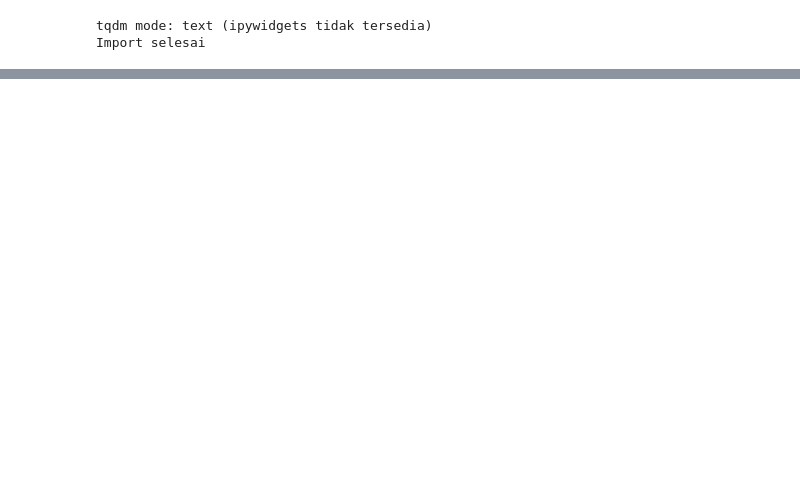
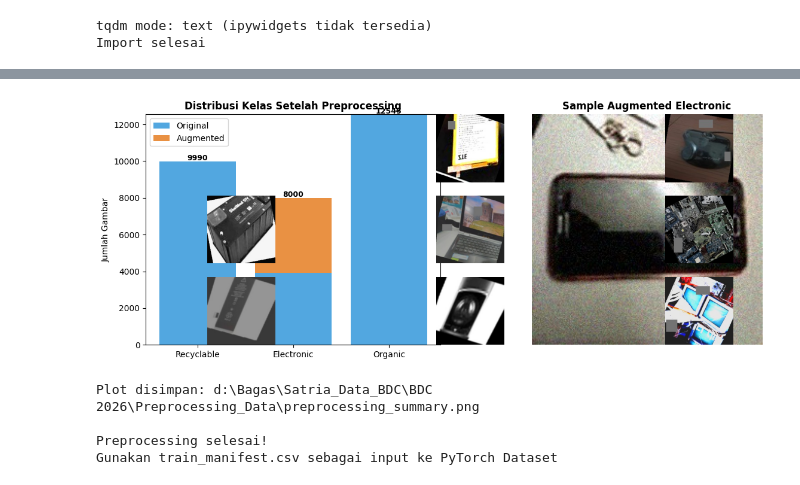
Before and after one commit to TheGasz/Satria-Data_IdentifikasiJenisSampah, a Jupyter notebook: Preprocessing_Data/Preprocessing.ipynb, the cells around one changed output, grey strips where cells are left out. Cells and saved outputs as stored; diff of their text form; code cells hidden in the pictures; blank space fills up the shorter version.

```diff
--- a/Preprocessing_Data/Preprocessing.ipynb
+++ b/Preprocessing_Data/Preprocessing.ipynb
@@ -365,0 +451,49 @@ Preprocessing A1 v2 selesai!
+# %%
+# CELL 9 - Verifikasi & Visualisasi
+
+# Distribusi kelas bar chart
+labels_list = ['Recyclable', 'Electronic', 'Organic']
+counts_orig = [len([r for r in rows if r['label']==l and r['source']=='original']) for l in labels_list]
+counts_aug  = [len([r for r in rows if r['label']==l and r['source']=='augmented']) for l in labels_list]
+
+fig, axes = plt.subplots(1, 2, figsize=(14, 5))
+
+# Bar chart distribusi
+x = range(len(labels_list))
+axes[0].bar(x, counts_orig, label='Original', color='#3498DB', alpha=0.85)
+axes[0].bar(x, counts_aug,  label='Augmented', color='#E67E22', alpha=0.85,
+            bottom=counts_orig)
+axes[0].set_xticks(list(x))
+axes[0].set_xticklabels(labels_list)
+axes[0].set_title('Distribusi Kelas Setelah Preprocessing', fontweight='bold')
+axes[0].set_ylabel('Jumlah Gambar')
+axes[0].legend()
+for i, (o, a) in enumerate(zip(counts_orig, counts_aug)):
+    axes[0].text(i, o + a + 50, str(o+a), ha='center', fontsize=9, fontweight='bold')
+
+# Grid sample augmented
+aug_files = list(OUTPUT_DIR.glob('*.jpg'))[:9]
+if len(aug_files) >= 9:
+    for idx, f in enumerate(aug_files[:9]):
+        ax = axes[1] if idx == 0 else fig.add_subplot(3, 3, idx+1)
+        try:
+            img = Image.open(f)
+            plt.imshow(img)
+            plt.axis('off')
+        except Exception:
+            pass
+    axes[1].set_title('Sample Augmented Electronic', fontweight='bold')
+
+plt.tight_layout()
+plt.savefig(PREPROC_DIR / 'preprocessing_summary.png', dpi=120, bbox_inches='tight')
+plt.show()
+print('Plot disimpan:', PREPROC_DIR / 'preprocessing_summary.png')
+print()
+print('Preprocessing selesai!')
+print('Gunakan train_manifest.csv sebagai input ke PyTorch Dataset')
+# %% [output]
+[figure, added]
+Plot disimpan: d:\Bagas\Satria_Data_BDC\BDC 2026\Preprocessing_Data\preprocessing_summary.png
+
+Preprocessing selesai!
+Gunakan train_manifest.csv sebagai input ke PyTorch Dataset
```
Also changed, not shown: parts of 10 cells of this notebook, 2 other files.
